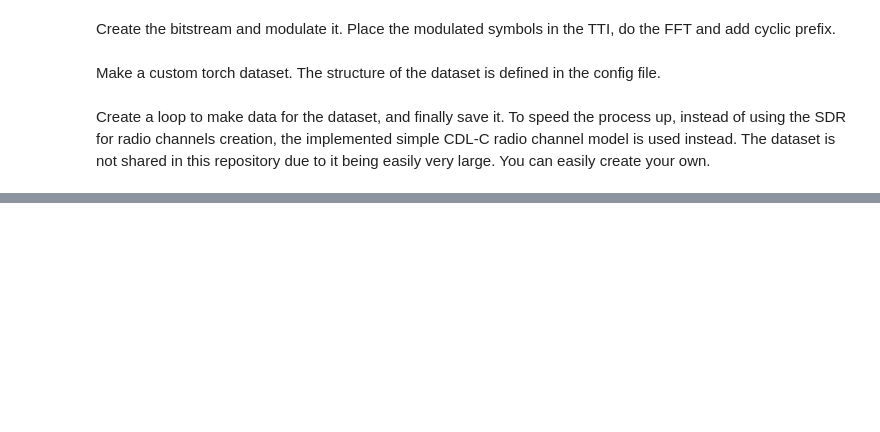
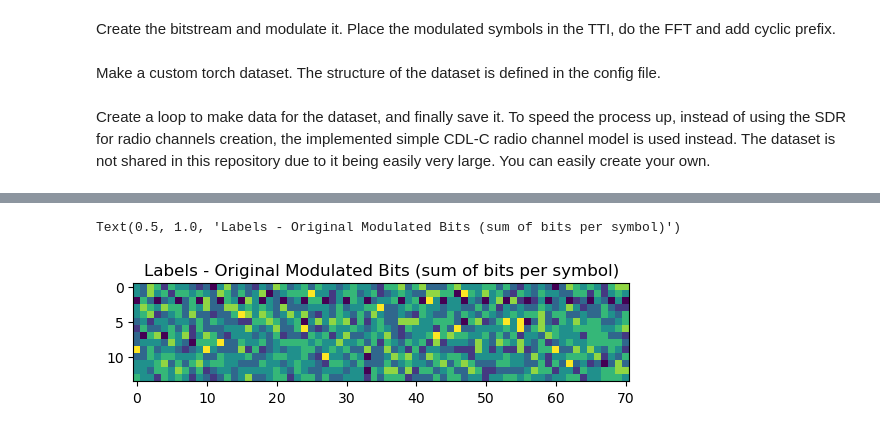
Before and after one commit to rikluost/ofdm-plutosdr-pytorch, a Jupyter notebook: 30-NN-receiver-dataset-creator.ipynb, the cells around one changed output, grey strips where cells are left out. Drawn from its saved outputs; the diff is of its cells as text; code cells hidden in the pictures; blank space fills up the shorter version.

```diff
--- a/30-NN-receiver-dataset-creator.ipynb
+++ b/30-NN-receiver-dataset-creator.ipynb
@@ -84,0 +94,7 @@ Shape of the received symbols tensor: torch.Size([14, 72]), pilots tensor torch.
+# %%
+color_values = dataset.labels[-1].sum(dim=-1)
+plt.imshow(color_values)
+plt.title('Labels - Original Modulated Bits (sum of bits per symbol)')
+# %% [output]
+Text(0.5, 1.0, 'Labels - Original Modulated Bits (sum of bits per symbol)')
+[figure, added]
```
Also changed, not shown: parts of 7 cells of this notebook, 8 other files.
